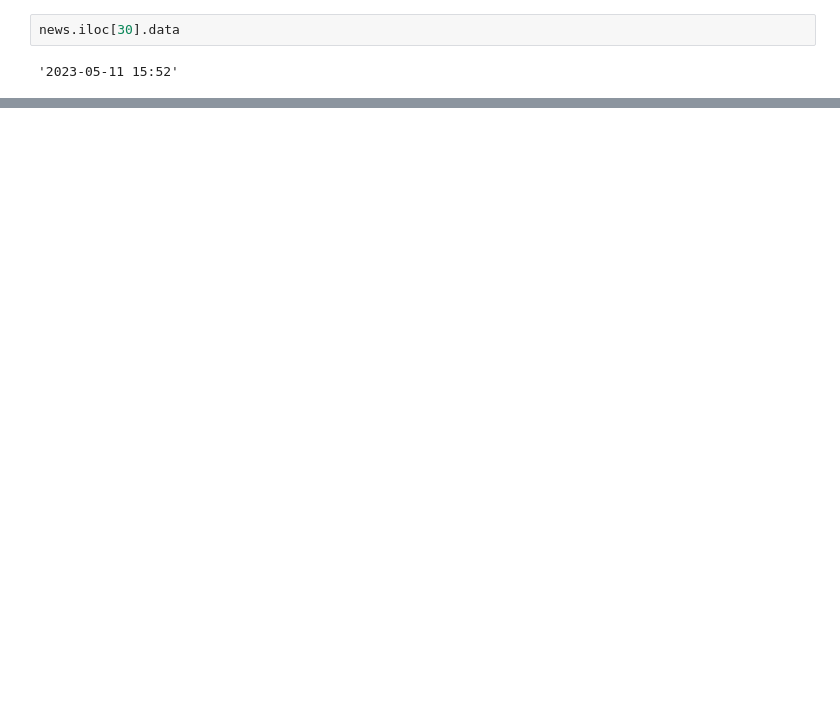
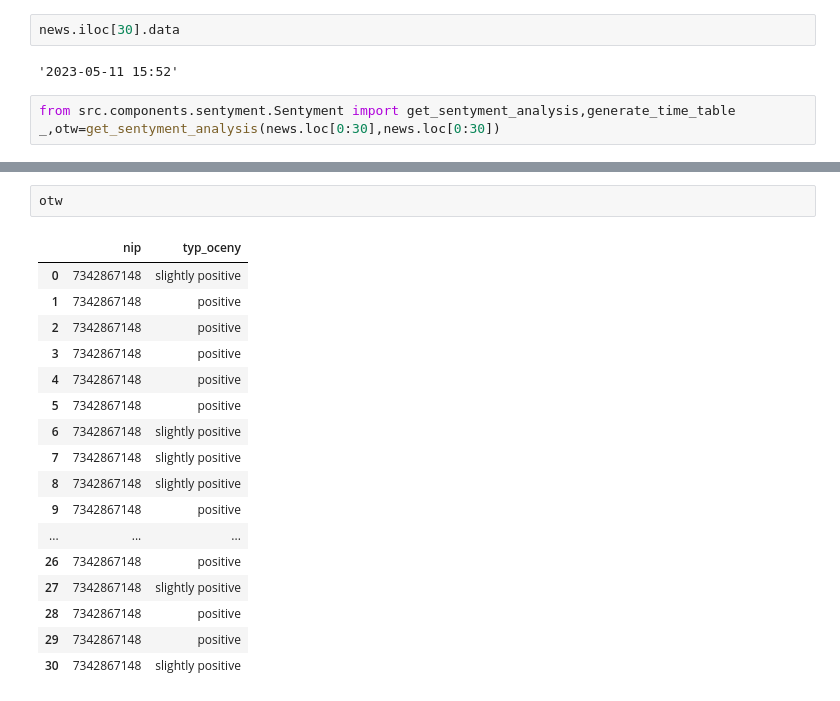
Before and after one commit to Tobias2705/Web_Crawler, a Jupyter notebook: src/components/bankier_scrapper/bankier_example.ipynb, the cells around one changed output, grey strips where cells are left out. Cells and saved outputs as stored; diff of their text form; blank space fills up the shorter version.

```diff
--- a/src/components/bankier_scrapper/bankier_example.ipynb
+++ b/src/components/bankier_scrapper/bankier_example.ipynb
@@ -50,3 +42,6 @@ news
 news.iloc[30].data
 # %% [output]
 '2023-05-11 15:52'
+# %%
+from src.components.sentyment.Sentyment import get_sentyment_analysis,generate_time_table
+_,otw=get_sentyment_analysis(news.loc[0:30],news.loc[0:30])
@@ -52,0 +68,20 @@ news.iloc[30].data
+# %%
+otw
+# %% [output]
+|  | nip | typ_oceny |
+| 0 | 7342867148 | slightly positive |
+| 1 | 7342867148 | positive |
+| 2 | 7342867148 | positive |
+| 3 | 7342867148 | positive |
+| 4 | 7342867148 | positive |
+| 5 | 7342867148 | positive |
+| 6 | 7342867148 | slightly positive |
+| 7 | 7342867148 | slightly positive |
+| 8 | 7342867148 | slightly positive |
+| 9 | 7342867148 | positive |
+| ... | ... | ... |
+| 26 | 7342867148 | positive |
+| 27 | 7342867148 | slightly positive |
+| 28 | 7342867148 | positive |
+| 29 | 7342867148 | positive |
+| 30 | 7342867148 | slightly positive |
```
Also changed, not shown: parts of 6 cells of this notebook, 3 other files.
